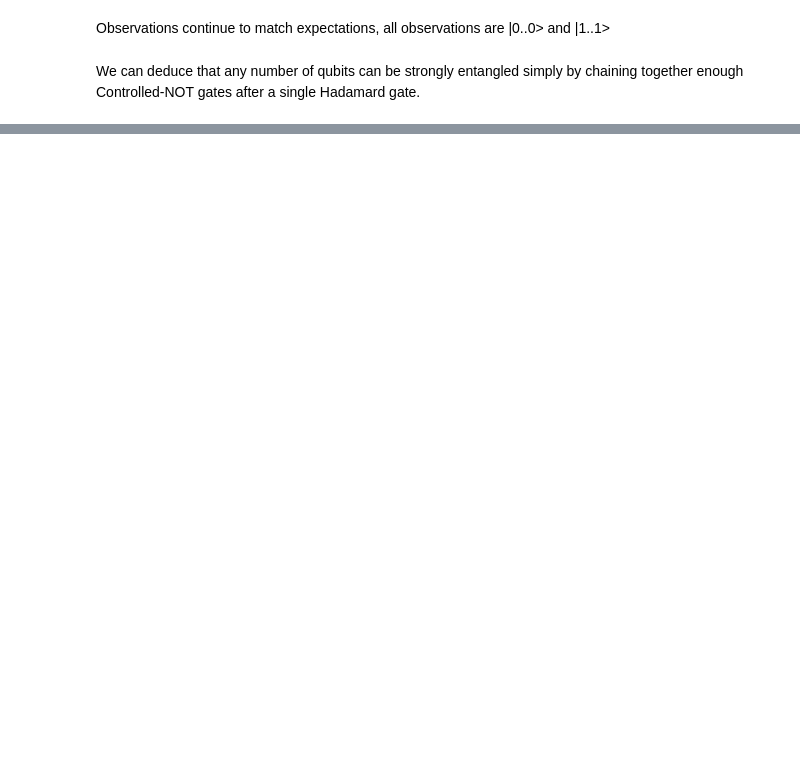
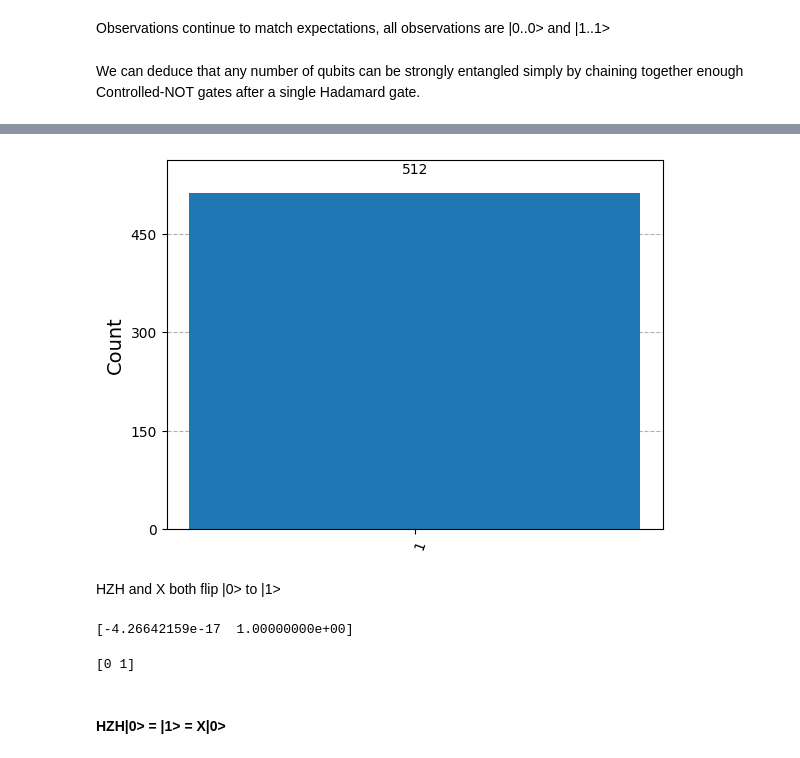
Before and after one commit to AThomsonSMC/uri-qc, a Jupyter notebook: phy572/week6-assignment.ipynb, the cells around one changed output, grey strips where cells are left out. Saved outputs shown, nothing was run; the diff lists cells and outputs as text; code cells hidden in the pictures; blank space fills up the shorter version.

```diff
--- a/phy572/week6-assignment.ipynb
+++ b/phy572/week6-assignment.ipynb
@@ -67,0 +150,7 @@ We can deduce that any number of qubits can be strongly entangled simply by chai
+# %%
+qcX_result = sampler.run([qcX], shots=512).result()
+plot_histogram(qcX_result[0].data.meas.get_counts())
+# %% [output]
+[figure, added]
+# %% [markdown]
+HZH and X both flip |0> to |1>
@@ -67,0 +167,14 @@ We can deduce that any number of qubits can be strongly entangled simply by chai
+# %%
+h0 = numpy.dot(had_gate, qubit0)
+zh0 = numpy.dot(z_gate, h0)
+hzh0 = numpy.dot(had_gate, zh0)
+print(hzh0)
+# %% [output]
+[-4.26642159e-17  1.00000000e+00]
+# %%
+x0 = numpy.dot(x_gate, qubit0)
+print(x0)
+# %% [output]
+[0 1]
+# %% [markdown]
+#### HZH|0> = |1> = X|0>
```
Also changed, not shown: parts of 19 cells of this notebook.
